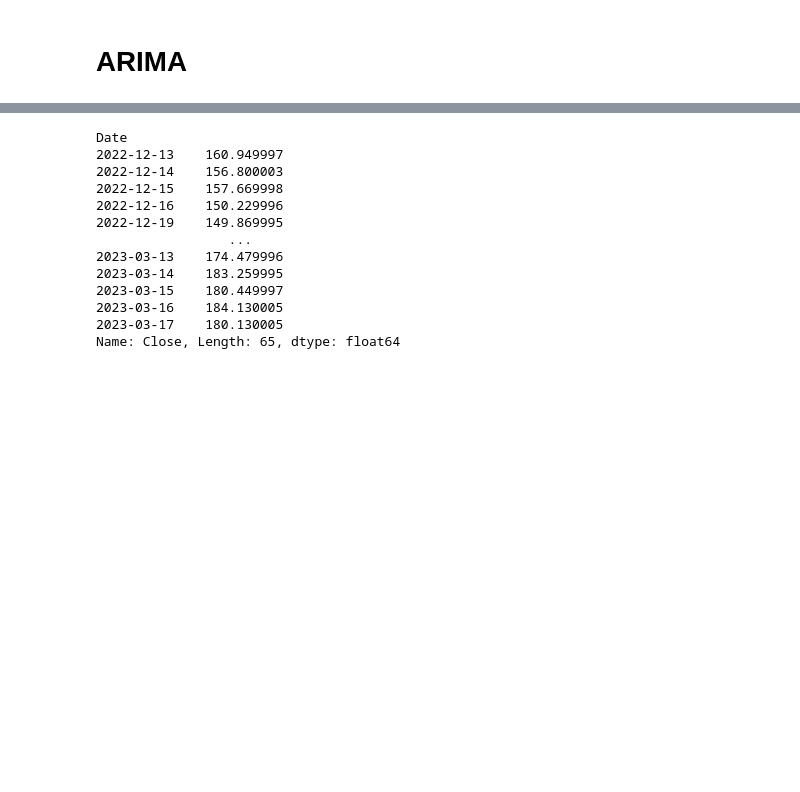
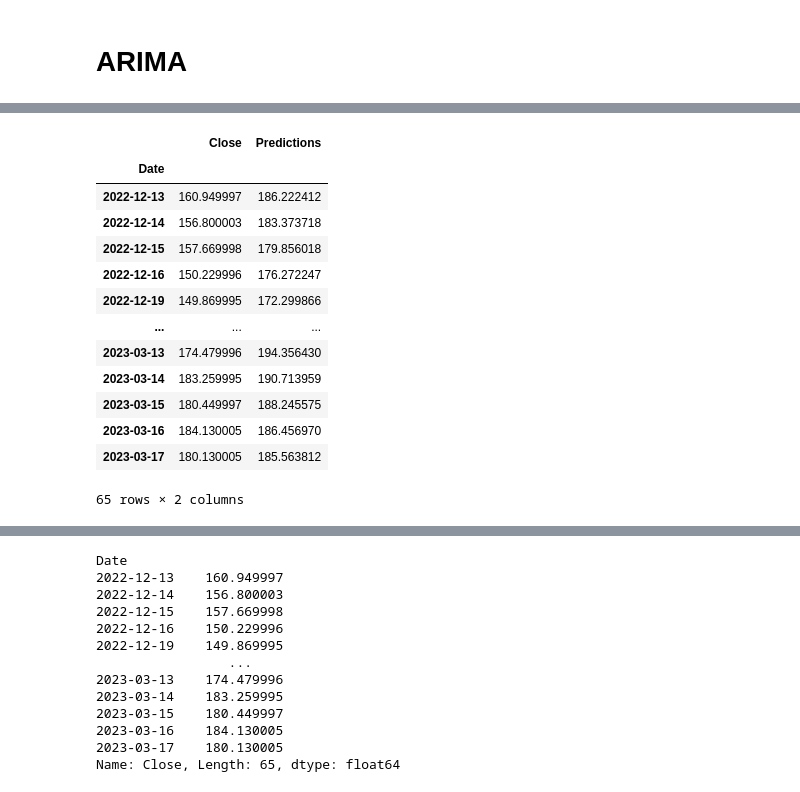
Before and after one commit to Aerospacerr/Thesis, a Jupyter notebook: time-series.ipynb, the cells around one changed output, grey strips where cells are left out. Cells and saved outputs as stored; diff of their text form; code cells hidden in the pictures; blank space fills up the shorter version.

```diff
--- a/time-series.ipynb
+++ b/time-series.ipynb
@@ -272,5 +276,5 @@ model.add(Dense(1))
 model.compile(optimizer='adam', loss='mean_squared_error')
 
 # Train the model
-model.fit(x_train, y_train, batch_size=1, epochs=1)
+model.fit(x_train, y_train, batch_size=50, epochs=10)
 # %% [output]
@@ -447,0 +448,17 @@ array([[ 21.3686676 ],
+# %%
+valid
+# %% [output]
+|  | Close | Predictions |
+| Date |  |  |
+| 2022-12-13 | 160.949997 | 186.222412 |
+| 2022-12-14 | 156.800003 | 183.373718 |
+| 2022-12-15 | 157.669998 | 179.856018 |
+| 2022-12-16 | 150.229996 | 176.272247 |
+| 2022-12-19 | 149.869995 | 172.299866 |
+| ... | ... | ... |
+| 2023-03-13 | 174.479996 | 194.356430 |
+| 2023-03-14 | 183.259995 | 190.713959 |
+| 2023-03-15 | 180.449997 | 188.245575 |
+| 2023-03-16 | 184.130005 | 186.456970 |
+| 2023-03-17 | 180.130005 | 185.563812 |
+65 rows × 2 columns
```
Also changed, not shown: parts of 26 cells of this notebook.
